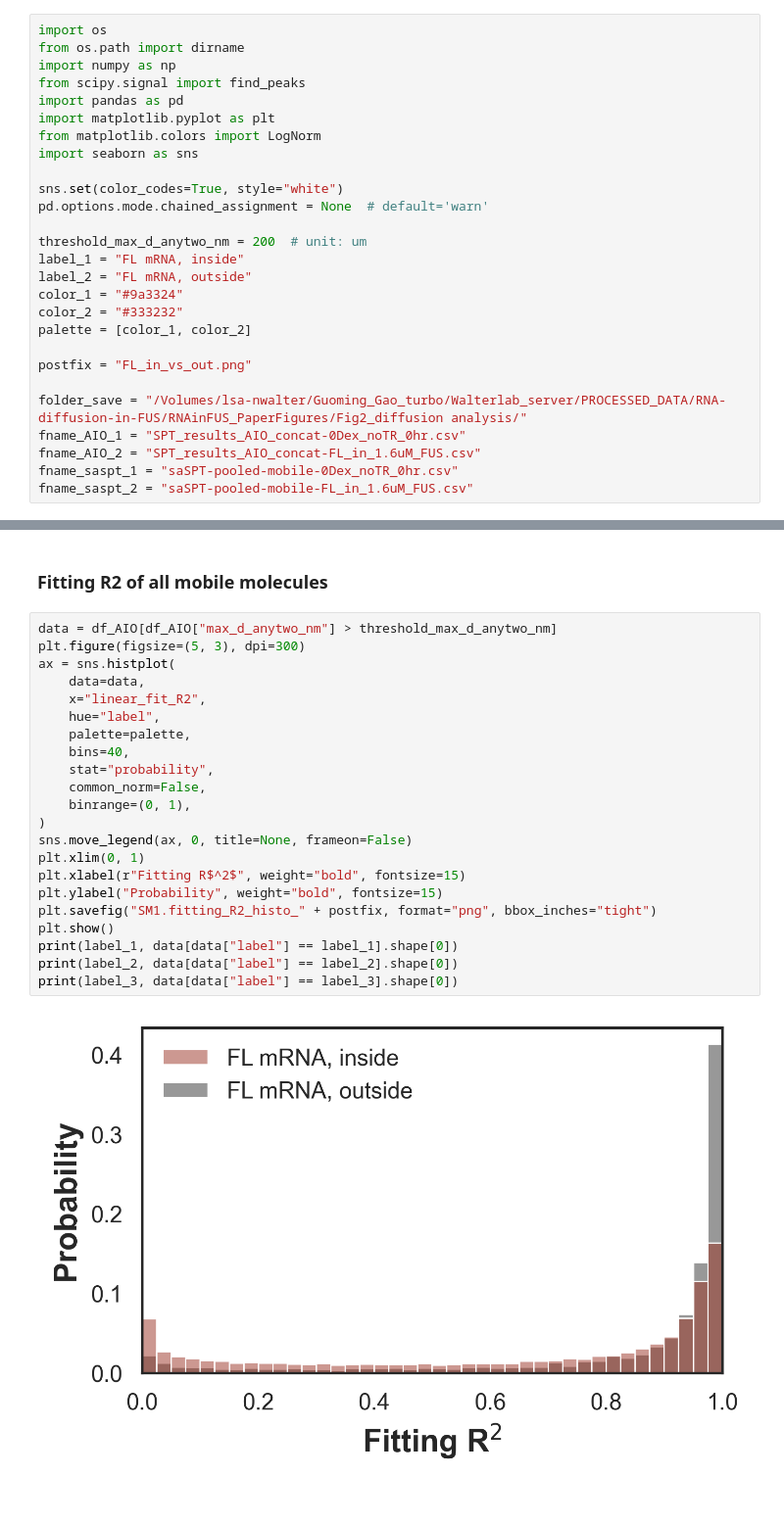
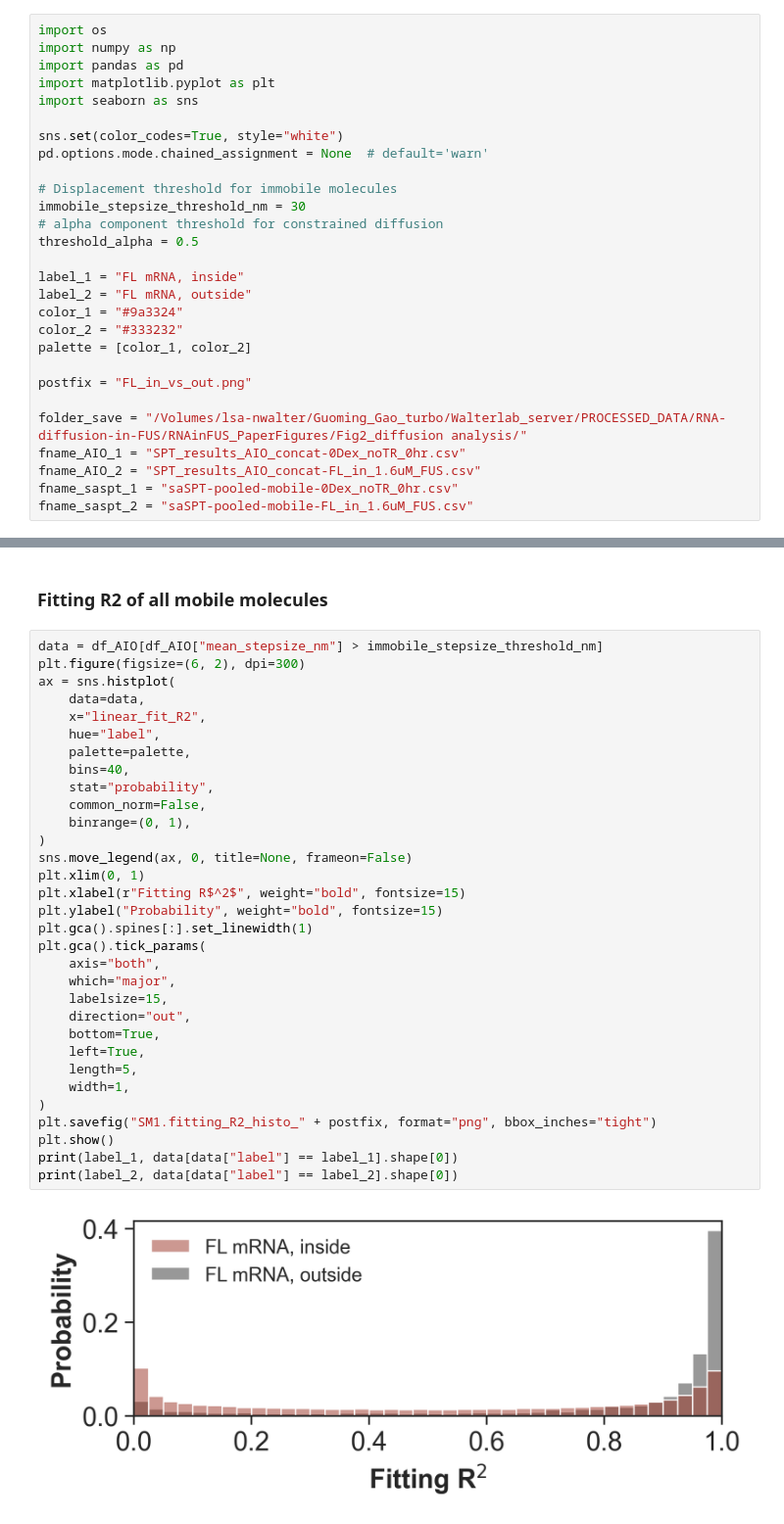
Before and after one commit to walterlab-um/intra_condensate_SPT, a Jupyter notebook: plot_paper_figure/Fig2_compare_FL_in_vs_outside.ipynb, the cells around one changed output, grey strips where cells are left out. Shown at 98% size. Cells and saved outputs as stored; diff of their text form.

```diff
--- a/plot_paper_figure/Fig2_compare_FL_in_vs_outside.ipynb
+++ b/plot_paper_figure/Fig2_compare_FL_in_vs_outside.ipynb
@@ -1,17 +1,18 @@
 # %%
 import os
-from os.path import dirname
 import numpy as np
-from scipy.signal import find_peaks
 import pandas as pd
 import matplotlib.pyplot as plt
-from matplotlib.colors import LogNorm
 import seaborn as sns
 
 sns.set(color_codes=True, style="white")
 pd.options.mode.chained_assignment = None  # default='warn'
 
-threshold_max_d_anytwo_nm = 200  # unit: um
+# Displacement threshold for immobile molecules
+immobile_stepsize_threshold_nm = 30
+# alpha component threshold for constrained diffusion
+threshold_alpha = 0.5
+
 label_1 = "FL mRNA, inside"
 label_2 = "FL mRNA, outside"
 color_1 = "#9a3324"
@@ -356,26 +513,36 @@ plt.show()
 # %% [markdown]
 ### Fitting R2 of all mobile molecules
 # %%
-data = df_AIO[df_AIO["max_d_anytwo_nm"] > threshold_max_d_anytwo_nm]
-plt.figure(figsize=(5, 3), dpi=300)
+data = df_AIO[df_AIO["mean_stepsize_nm"] > immobile_stepsize_threshold_nm]
+plt.figure(figsize=(6, 2), dpi=300)
 ax = sns.histplot(
     data=data,
     x="linear_fit_R2",
     hue="label",
     palette=palette,
     bins=40,
     stat="probability",
     common_norm=False,
     binrange=(0, 1),
 )
 sns.move_legend(ax, 0, title=None, frameon=False)
 plt.xlim(0, 1)
 plt.xlabel(r"Fitting R$^2$", weight="bold", fontsize=15)
 plt.ylabel("Probability", weight="bold", fontsize=15)
+plt.gca().spines[:].set_linewidth(1)
+plt.gca().tick_params(
+    axis="both",
+    which="major",
+    labelsize=15,
+    direction="out",
+    bottom=True,
+    left=True,
+    length=5,
+    width=1,
+)
 plt.savefig("SM1.fitting_R2_histo_" + postfix, format="png", bbox_inches="tight")
 plt.show()
 print(label_1, data[data["label"] == label_1].shape[0])
 print(label_2, data[data["label"] == label_2].shape[0])
-print(label_3, data[data["label"] == label_3].shape[0])
 # %% [output]
-[figure, old version]
+[figure, new version]
```
Also changed, not shown: parts of 19 cells of this notebook.
